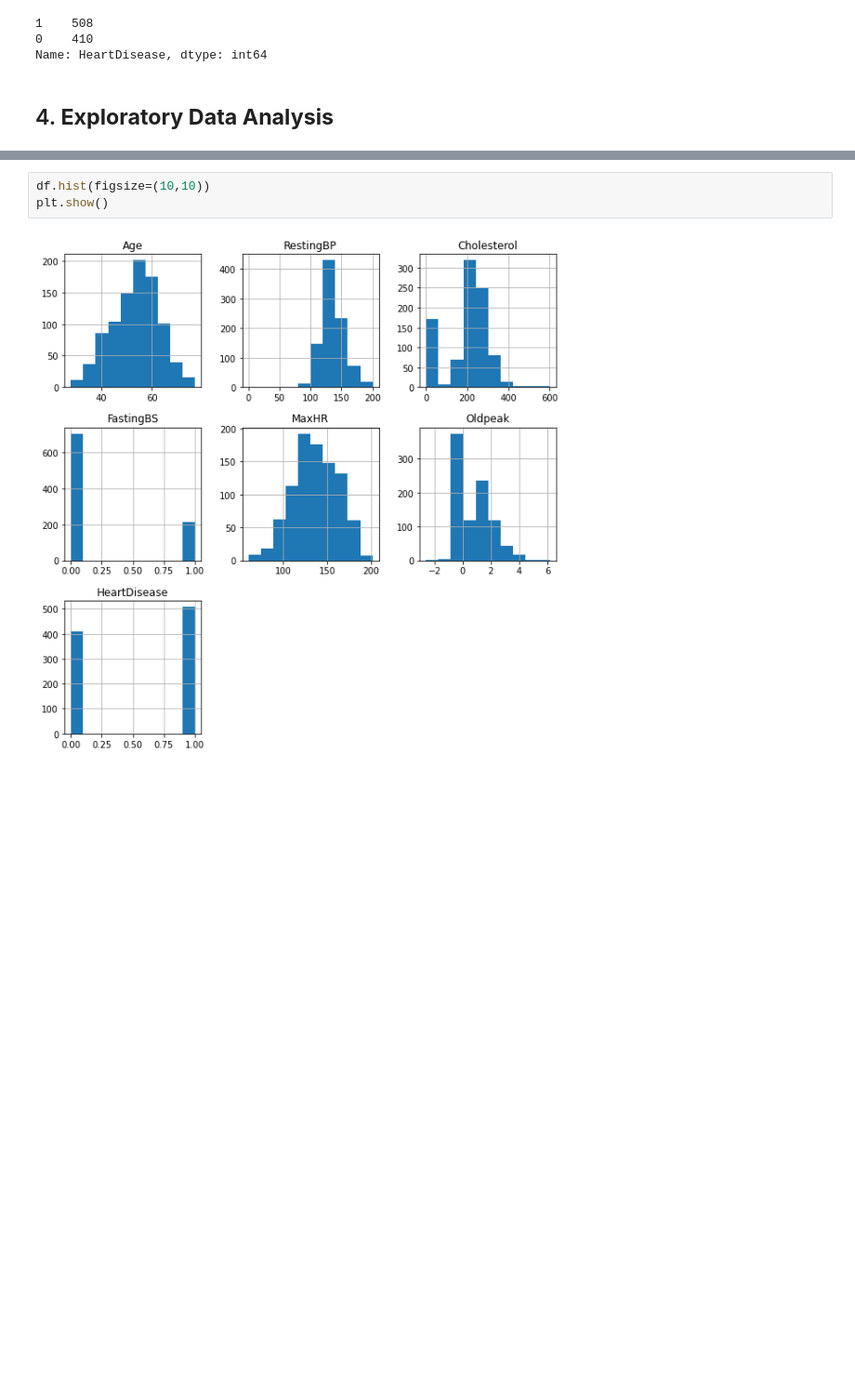
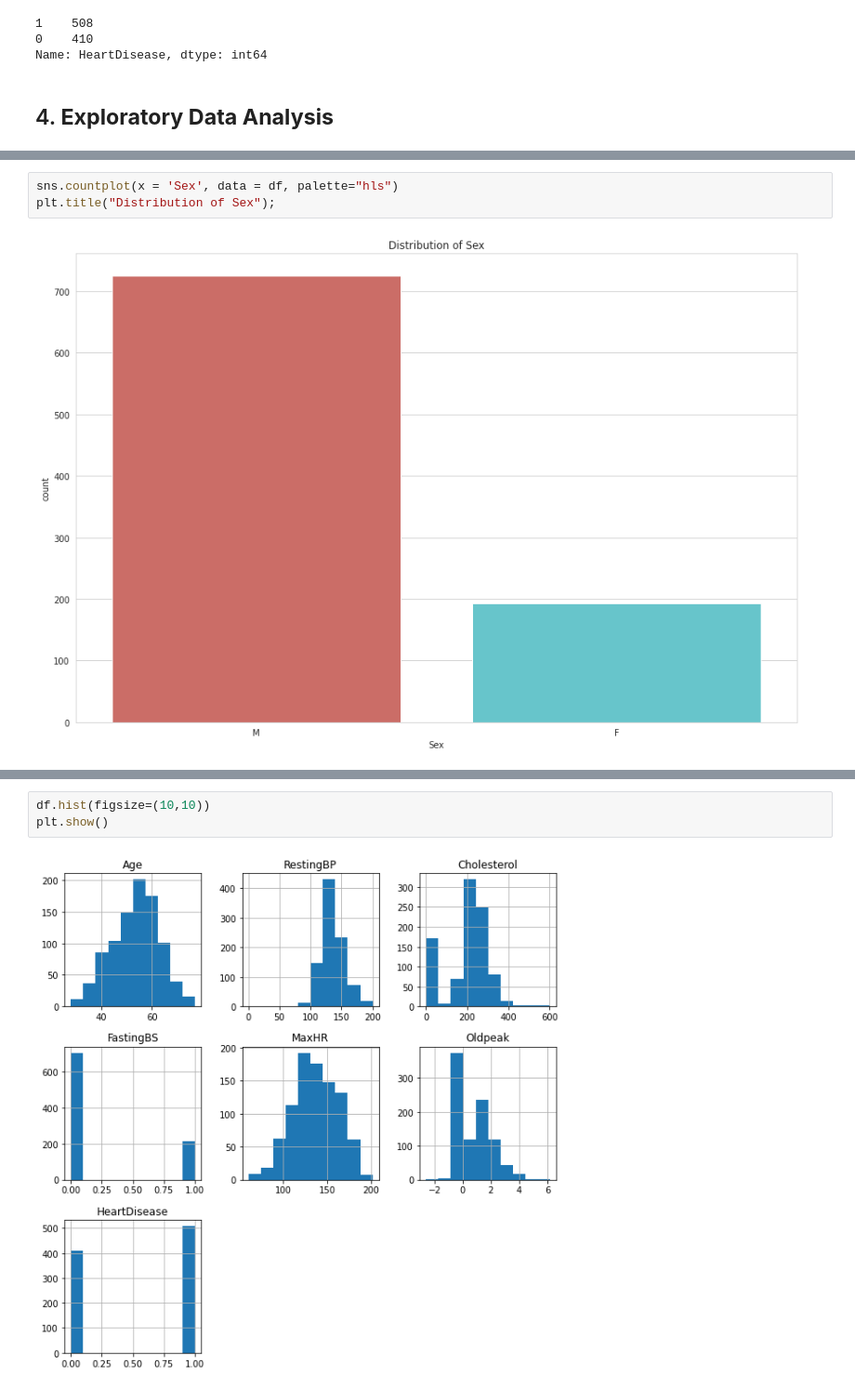
Before and after one commit to Nokulunga77/Heart-Failure-kaggle, a Jupyter notebook: Heart_Failure.ipynb, the cells around one changed output, grey strips where cells are left out. Shown at 93% size. Cells and saved outputs as stored; diff of their text form; blank space fills up the shorter version.

```diff
--- a/Heart_Failure.ipynb
+++ b/Heart_Failure.ipynb
@@ -115,0 +123,5 @@ Name: HeartDisease, dtype: int64
+# %%
+sns.countplot(x = 'Sex', data = df, palette="hls")
+plt.title("Distribution of Sex");
+# %% [output]
+[figure, added]
```
Also changed, not shown: parts of 4 cells of this notebook.
